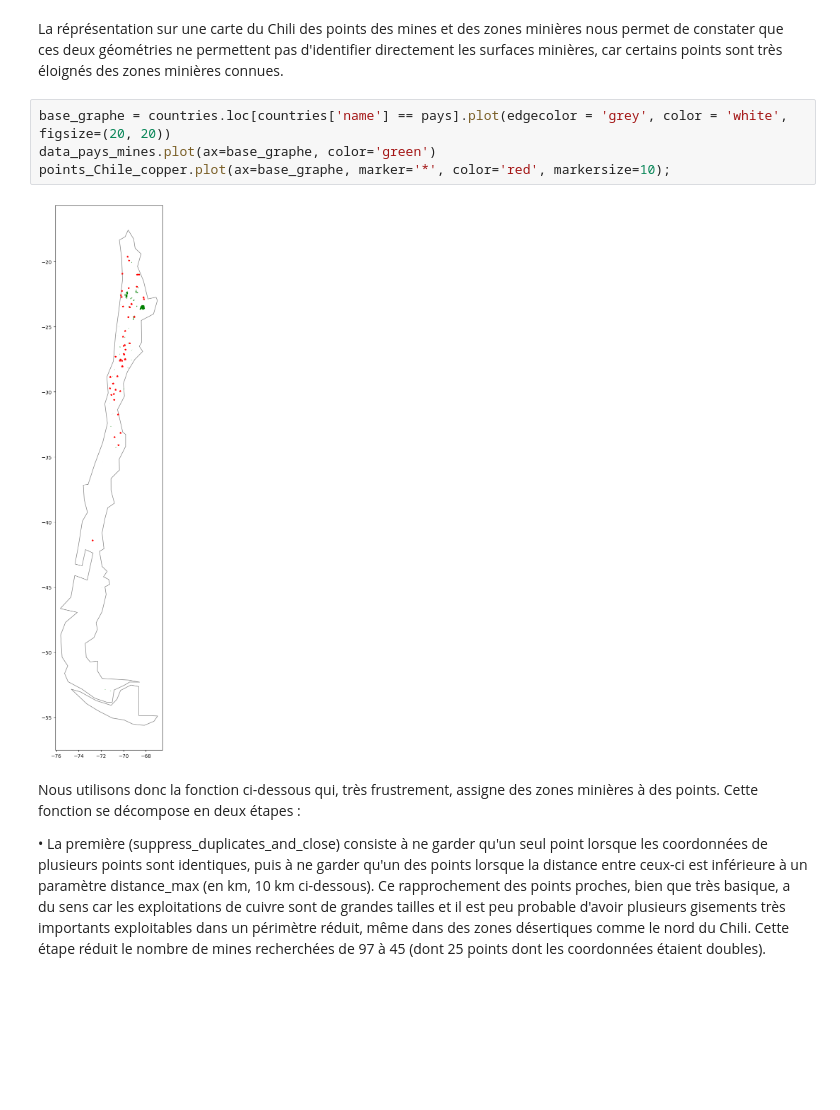
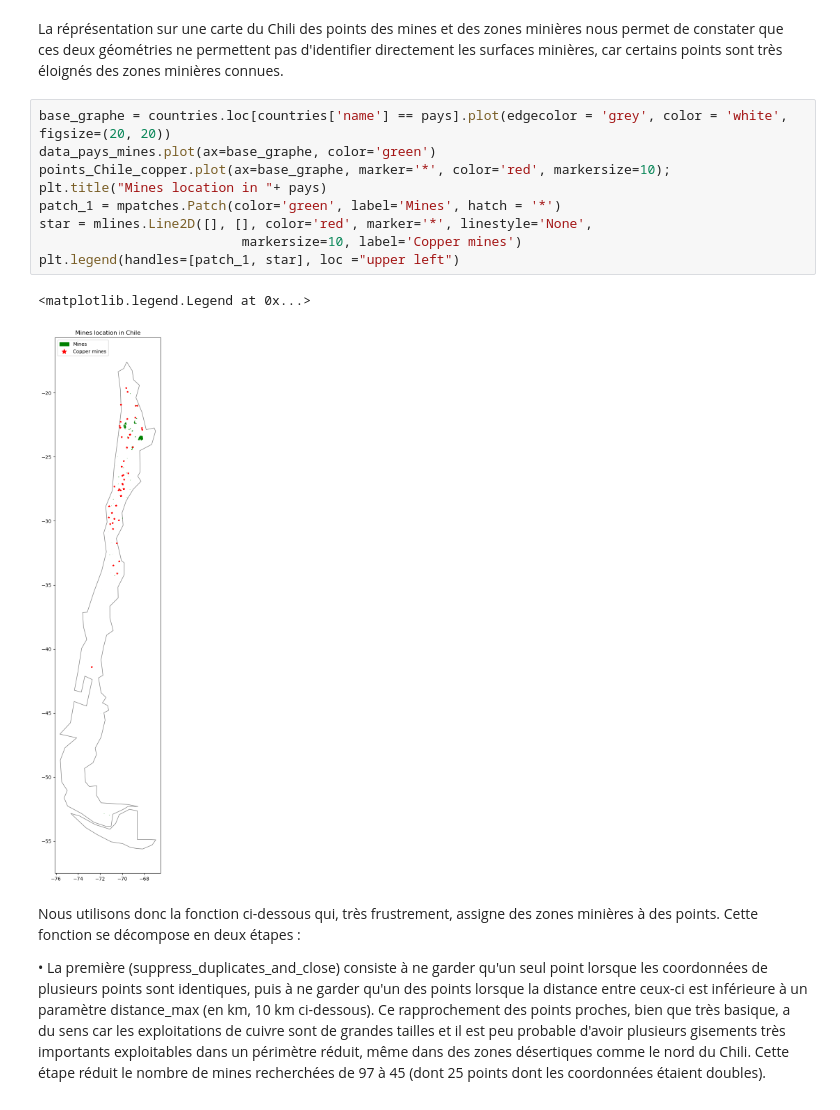
Before and after one commit to Suzie14/Mines, a Jupyter notebook: Main.ipynb, the cells around one changed output. Drawn from its saved outputs; the diff is of its cells as text; blank space fills up the shorter version.

Commit message:
Ajout légendes et titres + import librairies
Import de patch dans import_donnees

```diff
--- a/Main.ipynb
+++ b/Main.ipynb
@@ -200,9 +200,15 @@ La réprésentation sur une carte du Chili des points des mines et des zones min
 # %%
 base_graphe = countries.loc[countries['name'] == pays].plot(edgecolor = 'grey', color = 'white', figsize=(20, 20))
 data_pays_mines.plot(ax=base_graphe, color='green')
 points_Chile_copper.plot(ax=base_graphe, marker='*', color='red', markersize=10);
+plt.title("Mines location in "+ pays)
+patch_1 = mpatches.Patch(color='green', label='Mines', hatch = '*')
+star = mlines.Line2D([], [], color='red', marker='*', linestyle='None',
+                          markersize=10, label='Copper mines')
+plt.legend(handles=[patch_1, star], loc ="upper left")
 # %% [output]
+<matplotlib.legend.Legend at 0x...>
-[figure, old version]
+[figure, new version]
 # %% [markdown]
 Nous utilisons donc la fonction ci-dessous qui, très frustrement, assigne des zones minières à des points. Cette fonction se décompose en deux étapes :
 
```
Also changed, not shown: 1 other file.
